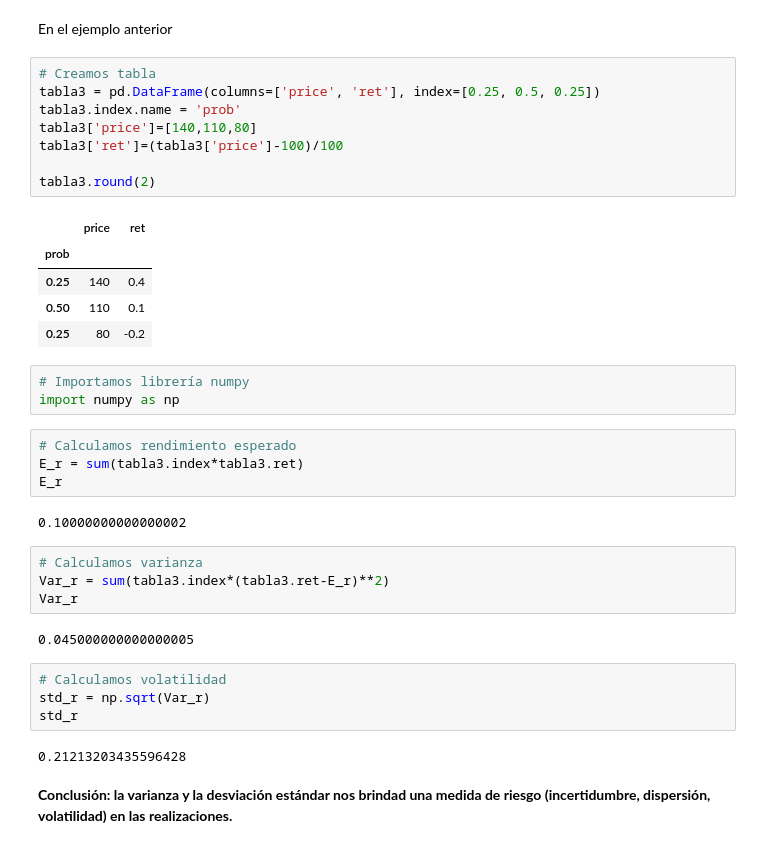
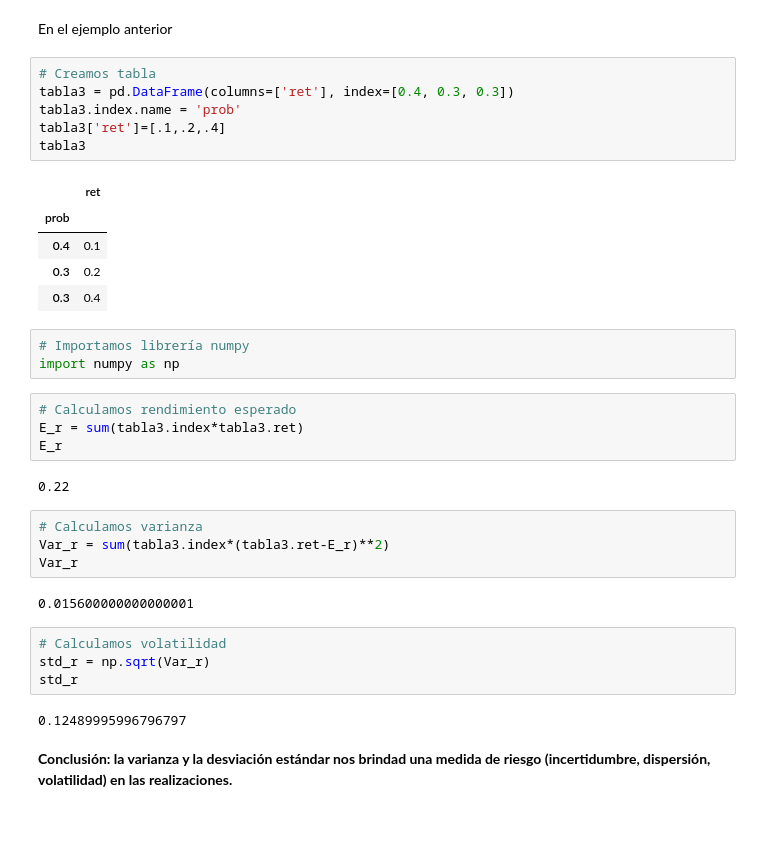
Before and after one commit to ramirezdiana/PortafoliosInversion2018, a Jupyter notebook: Clase4_RentRiesgo-Copy1.ipynb, the cells around one changed output. Saved outputs shown, nothing was run; the diff lists cells and outputs as text.

```diff
--- a/Clase4_RentRiesgo-Copy1.ipynb
+++ b/Clase4_RentRiesgo-Copy1.ipynb
@@ -303,18 +303,16 @@ Entonces, ¿cómo describimos una distribución de rendimiento?
 En el ejemplo anterior
 # %%
 # Creamos tabla
-tabla3 = pd.DataFrame(columns=['price', 'ret'], index=[0.25, 0.5, 0.25])
+tabla3 = pd.DataFrame(columns=['ret'], index=[0.4, 0.3, 0.3])
 tabla3.index.name = 'prob'
-tabla3['price']=[140,110,80]
-tabla3['ret']=(tabla3['price']-100)/100
-
-tabla3.round(2)
+tabla3['ret']=[.1,.2,.4]
+tabla3
 # %% [output]
-|  | price | ret |
-| prob |  |  |
-| 0.25 | 140 | 0.4 |
-| 0.50 | 110 | 0.1 |
-| 0.25 | 80 | -0.2 |
+|  | ret |
+| prob |  |
+| 0.4 | 0.1 |
+| 0.3 | 0.2 |
+| 0.3 | 0.4 |
 # %%
 # Importamos librería numpy
 import numpy as np
@@ -323,19 +321,19 @@ import numpy as np
 E_r = sum(tabla3.index*tabla3.ret)
 E_r
 # %% [output]
-0.10000000000000002
+0.22
 # %%
 # Calculamos varianza
 Var_r = sum(tabla3.index*(tabla3.ret-E_r)**2)
 Var_r
 # %% [output]
-0.045000000000000005
+0.015600000000000001
 # %%
 # Calculamos volatilidad
 std_r = np.sqrt(Var_r)
 std_r
 # %% [output]
-0.21213203435596428
+0.12489995996796797
 # %% [markdown]
 **Conclusión: la varianza y la desviación estándar nos brindad una medida de riesgo (incertidumbre, dispersión, volatilidad) en las realizaciones.**
 # %% [markdown]
```
